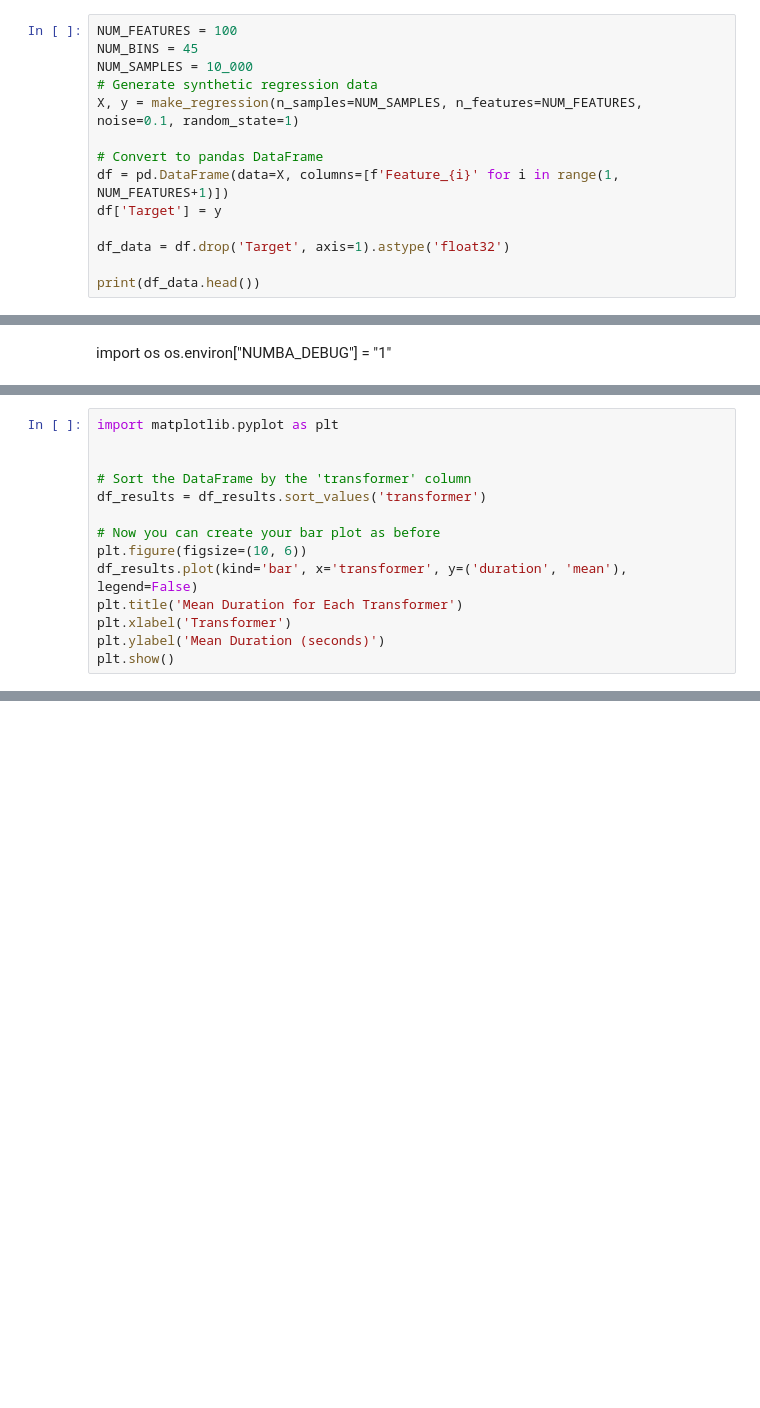
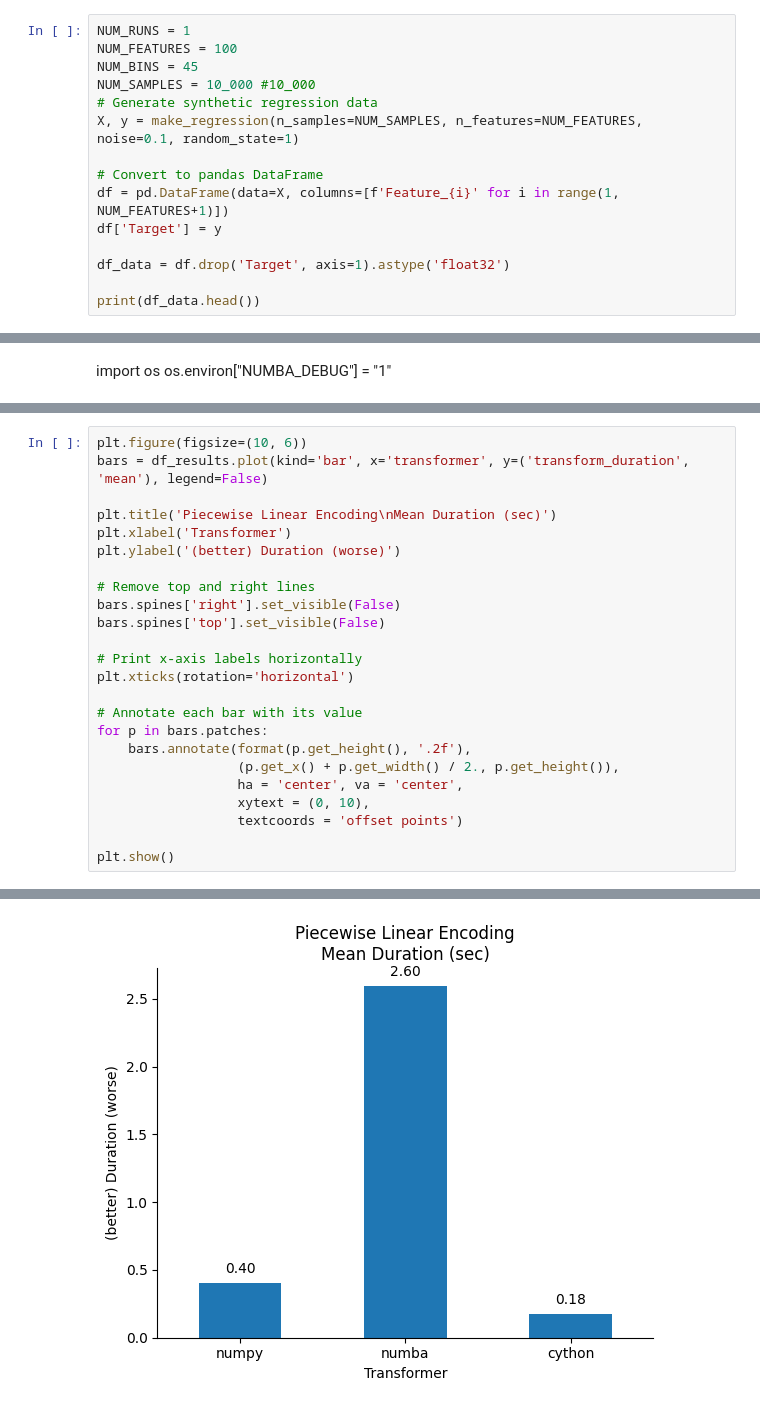
Before and after one commit to jimthompson5802/fast-python, a Jupyter notebook: ple/ple_benchmark.ipynb, the cells around one changed output, grey strips where cells are left out. Cells and saved outputs as stored; diff of their text form; blank space fills up the shorter version.

```diff
--- a/ple/ple_benchmark.ipynb
+++ b/ple/ple_benchmark.ipynb
@@ -7,8 +9,9 @@ import pandas as pd
 from sklearn.datasets import make_regression
 # %%
+NUM_RUNS = 1
 NUM_FEATURES = 100
 NUM_BINS = 45
-NUM_SAMPLES = 10_000
+NUM_SAMPLES = 10_000 #10_000
 # Generate synthetic regression data
 X, y = make_regression(n_samples=NUM_SAMPLES, n_features=NUM_FEATURES, noise=0.1, random_state=1)
 
@@ -148,14 +160,0 @@ df_results
-# %%
-import matplotlib.pyplot as plt
-
-
-# Sort the DataFrame by the 'transformer' column
-df_results = df_results.sort_values('transformer')
-
-# Now you can create your bar plot as before
-plt.figure(figsize=(10, 6))
-df_results.plot(kind='bar', x='transformer', y=('duration', 'mean'), legend=False)
-plt.title('Mean Duration for Each Transformer')
-plt.xlabel('Transformer')
-plt.ylabel('Mean Duration (seconds)')
-plt.show()
@@ -174,0 +161,25 @@ plt.show()
+# %%
+plt.figure(figsize=(10, 6))
+bars = df_results.plot(kind='bar', x='transformer', y=('transform_duration', 'mean'), legend=False)
+
+plt.title('Piecewise Linear Encoding\nMean Duration (sec)')
+plt.xlabel('Transformer')
+plt.ylabel('(better) Duration (worse)')
+
+# Remove top and right lines
+bars.spines['right'].set_visible(False)
+bars.spines['top'].set_visible(False)
+
+# Print x-axis labels horizontally
+plt.xticks(rotation='horizontal')
+
+# Annotate each bar with its value
+for p in bars.patches:
+    bars.annotate(format(p.get_height(), '.2f'),
+                  (p.get_x() + p.get_width() / 2., p.get_height()),
+                  ha = 'center', va = 'center',
+                  xytext = (0, 10),
+                  textcoords = 'offset points')
+
+plt.show()
+# %% [output]
@@ -174,0 +187 @@ plt.show()
+[figure, added]
```
Also changed, not shown: parts of 12 cells of this notebook.
